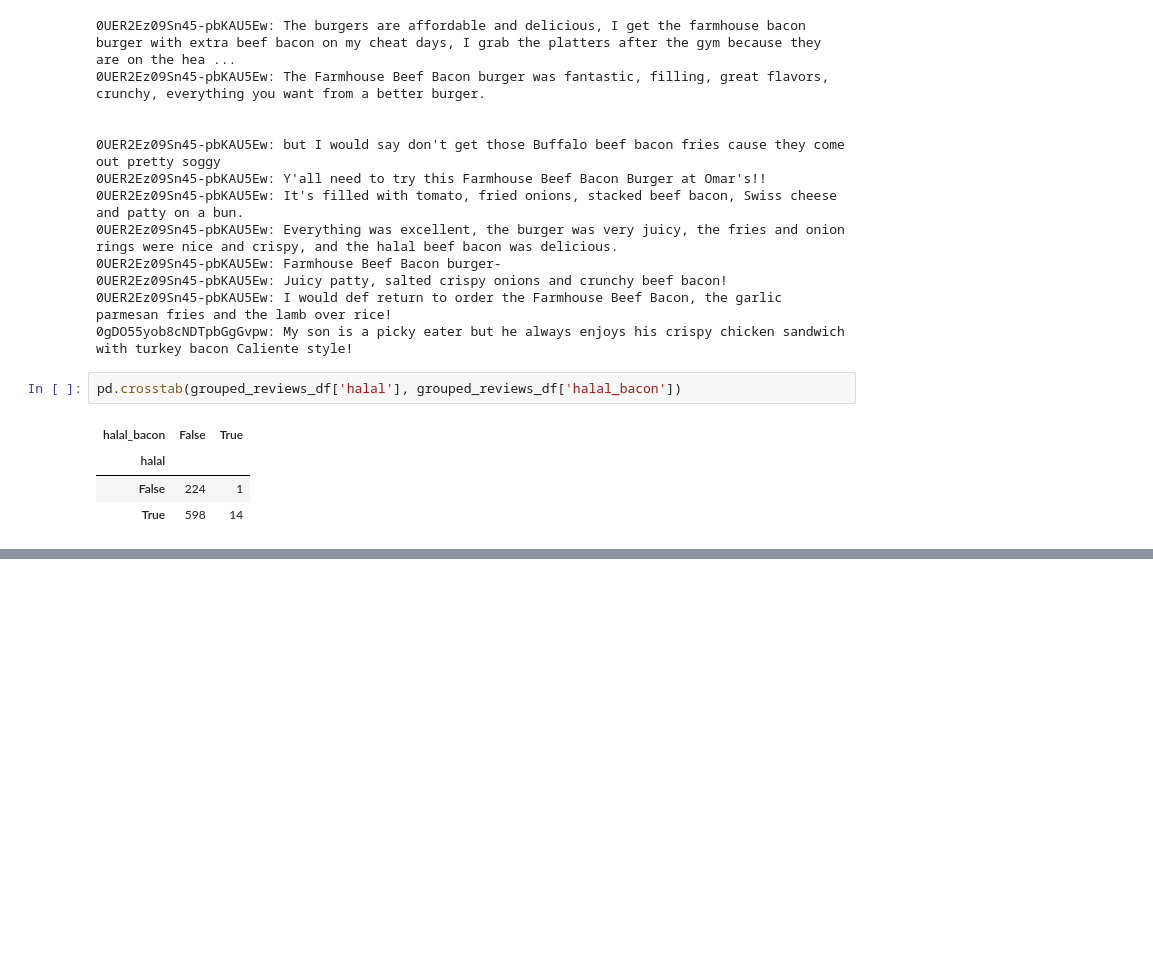
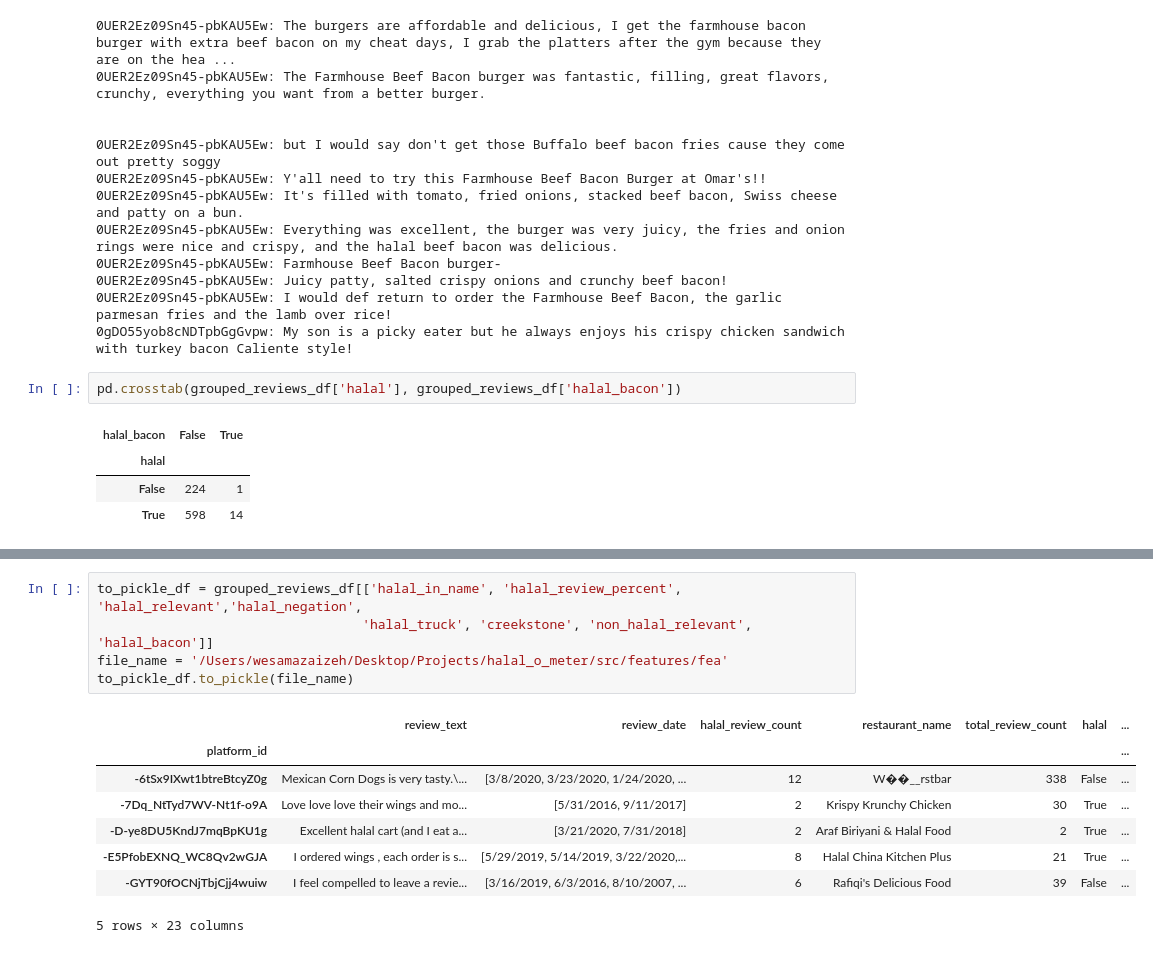
Before and after one commit to WAzaizeh/Halal_o_Meter, a Jupyter notebook: src/features/feature_engineering/Feature_Engineering_2.ipynb, the cells around one changed output, grey strips where cells are left out. Saved outputs shown, nothing was run; the diff lists cells and outputs as text; blank space fills up the shorter version.

Commit message:
Feature Engineering - Pickled 1st draft of features and saved to file

```diff
--- a/src/features/feature_engineering/Feature_Engineering_2.ipynb
+++ b/src/features/feature_engineering/Feature_Engineering_2.ipynb
@@ -393,0 +407,14 @@ pd.crosstab(grouped_reviews_df['halal'], grouped_reviews_df['halal_bacon'])
+# %%
+to_pickle_df = grouped_reviews_df[['halal_in_name', 'halal_review_percent', 'halal_relevant','halal_negation',
+                                  'halal_truck', 'creekstone', 'non_halal_relevant', 'halal_bacon']]
+file_name = '/Users/wesamazaizeh/Desktop/Projects/halal_o_meter/src/features/fea'
+to_pickle_df.to_pickle(file_name)
+# %% [output]
+|  | review_text | review_date | halal_review_count | restaurant_name | total_review_count | halal | ... |
+| platform_id |  |  |  |  |  |  | ... |
+| -6tSx9IXwt1btreBtcyZ0g | Mexican Corn Dogs is very tasty.\... | [3/8/2020, 3/23/2020, 1/24/2020, ... | 12 | W��__rstbar | 338 | False | ... |
+| -7Dq_NtTyd7WV-Nt1f-o9A | Love love love their wings and mo... | [5/31/2016, 9/11/2017] | 2 | Krispy Krunchy Chicken | 30 | True | ... |
+| -D-ye8DU5KndJ7mqBpKU1g | Excellent halal cart (and I eat a... | [3/21/2020, 7/31/2018] | 2 | Araf Biriyani & Halal Food | 2 | True | ... |
+| -E5PfobEXNQ_WC8Qv2wGJA | I ordered wings , each order is s... | [5/29/2019, 5/14/2019, 3/22/2020,... | 8 | Halal China Kitchen Plus | 21 | True | ... |
+| -GYT90fOCNjTbjCjj4wuiw | I feel compelled to leave a revie... | [3/16/2019, 6/3/2016, 8/10/2007, ... | 6 | Rafiqi's Delicious Food | 39 | False | ... |
+5 rows × 23 columns
```
Also changed, not shown: parts of 2 cells of this notebook, 1 other file.
